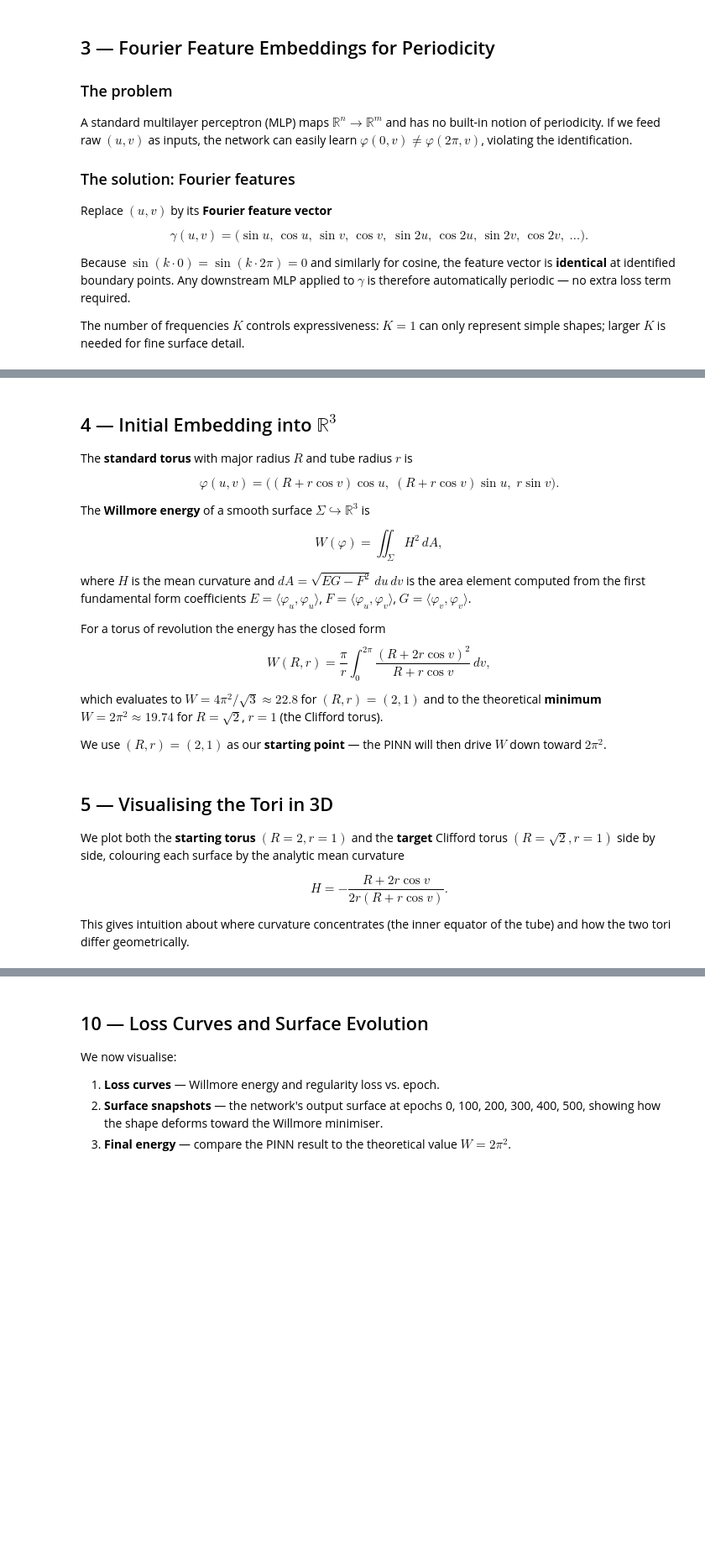
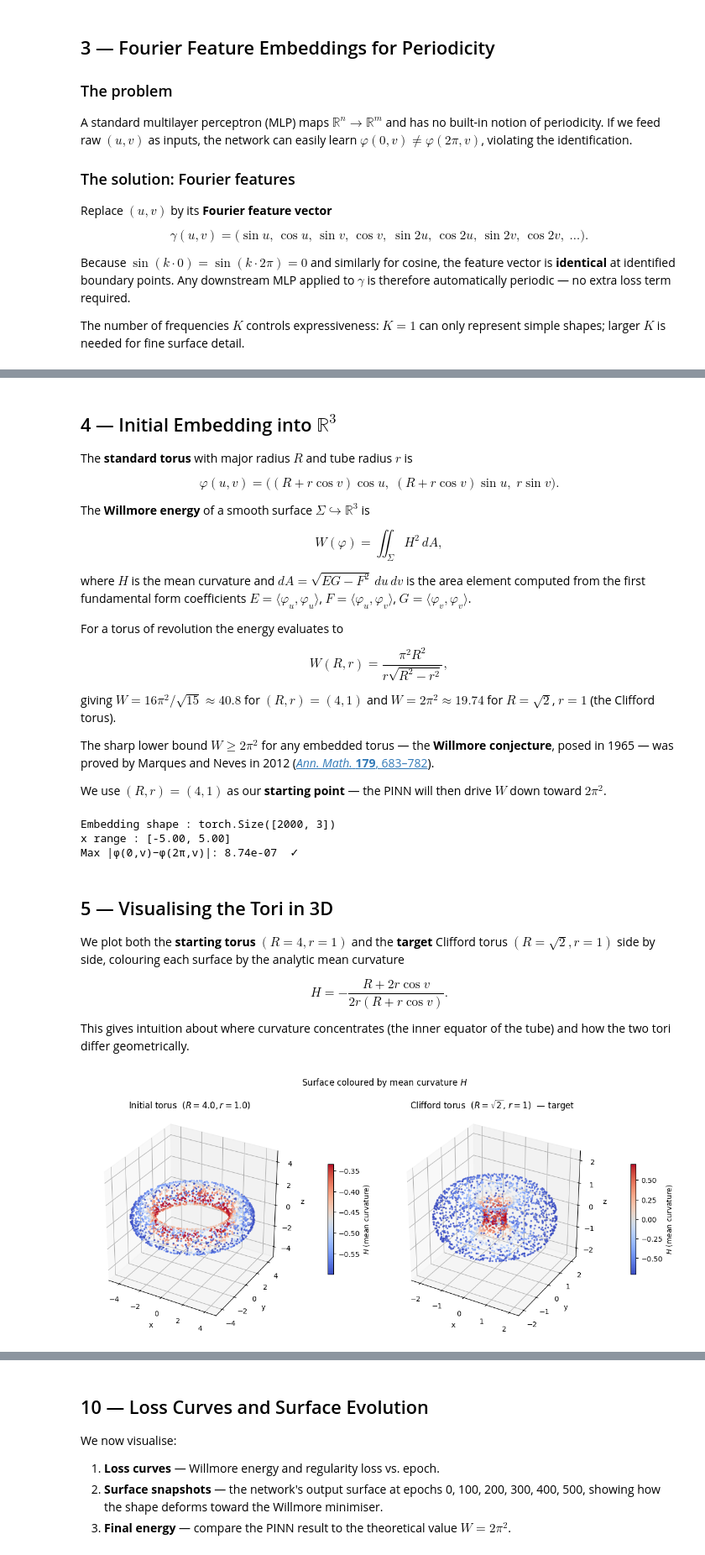
Before and after one commit to edhirst/XXIIEGD_AI_Meets_Geometry, a Jupyter notebook: lecture_2.ipynb, the cells around one changed output, grey strips where cells are left out. Shown at 84% size. Cells and saved outputs as stored; diff of their text form; code cells hidden in the pictures; blank space fills up the shorter version.

```diff
--- a/lecture_2.ipynb
+++ b/lecture_2.ipynb
@@ -213,17 +233,22 @@ $E = \langle\varphi_u,\varphi_u\rangle$,
 $F = \langle\varphi_u,\varphi_v\rangle$,
 $G = \langle\varphi_v,\varphi_v\rangle$.
 
-For a torus of revolution the energy has the closed form
-$$W(R, r) = \frac{\pi}{r}\int_0^{2\pi}\frac{(R + 2r\cos v)^2}{R + r\cos v}\,dv,$$
-which evaluates to $W = 4\pi^2/\!\sqrt{3} \approx 22.8$ for $(R,r)=(2,1)$ and to
-the theoretical **minimum** $W = 2\pi^2 \approx 19.74$ for $R = \sqrt{2}$, $r = 1$
-(the Clifford torus).
+For a torus of revolution the energy evaluates to
 
-We use $(R, r) = (2, 1)$ as our **starting point** — the PINN will then drive $W$
+$$W(R, r) = \frac{\pi^2 R^2}{r\sqrt{R^2 - r^2}},$$
+
+giving $W = 16\pi^2/\!\sqrt{15} \approx 40.8$ for $(R,r)=(4,1)$ and
+$W = 2\pi^2 \approx 19.74$ for $R = \sqrt{2}$, $r = 1$ (the Clifford torus).
+
+The sharp lower bound $W \geq 2\pi^2$ for any embedded torus — the **Willmore conjecture**,
+posed in 1965 — was proved by Marques and Neves in 2012
+([*Ann. Math.* **179**, 683–782](https://arxiv.org/abs/1202.6036)).
+
+We use $(R, r) = (4, 1)$ as our **starting point** — the PINN will then drive $W$
 down toward $2\pi^2$.
 # %%
 # ── Analytic torus embedding ──────────────────────────────────────────────────
-R_INIT, r_INIT = 2.0, 1.0   # starting torus (W ≈ 22.8)
+R_INIT, r_INIT = 4.0, 1.0   # starting torus (W = 16π²/√15 ≈ 40.8)
 R_CLIFF        = np.sqrt(2)  # Clifford torus (W = 2π²)
 
 def torus_embed(uv: torch.Tensor, R: float = R_INIT, r: float = r_INIT) -> torch.Tensor:
@@ -242,9 +267,8 @@ def torus_embed(uv: torch.Tensor, R: float = R_INIT, r: float = r_INIT) -> torch
     return torch.stack([x, y, z], dim=1)
 
 
-# Evaluate on a random sample
-uv_sample = sample_torus_domain(4096)
-xyz_init  = torus_embed(uv_sample)
+# Evaluate on the domain sample from Section 2
+xyz_init = torus_embed(uv)
 
 print("Embedding shape :", xyz_init.shape)
 print(f"x range : [{xyz_init[:,0].min():.2f}, {xyz_init[:,0].max():.2f}]")
@@ -256,10 +280,14 @@ uv_2pi = torch.stack([torch.full_like(v_test, TWO_PI), v_test], dim=1)
 max_gap = (torus_embed(uv_0) - torus_embed(uv_2pi)).abs().max().item()
 print(f"Max |φ(0,v)−φ(2π,v)|: {max_gap:.2e}  ✓" if max_gap < 1e-5
       else f"Periodicity gap: {max_gap:.2e}")
+# %% [output]
+Embedding shape : torch.Size([2000, 3])
+x range : [-5.00, 5.00]
+Max |φ(0,v)−φ(2π,v)|: 8.74e-07  ✓
 # %% [markdown]
 ## 5 — Visualising the Tori in 3D
 
-We plot both the **starting torus** $(R=2, r=1)$ and the **target** Clifford torus
+We plot both the **starting torus** $(R=4, r=1)$ and the **target** Clifford torus
 $(R=\sqrt{2}, r=1)$ side by side, colouring each surface by the analytic mean
 curvature
 
@@ -268,40 +296,47 @@ $$H = -\frac{R + 2r\cos v}{2r(R + r\cos v)}.$$
 This gives intuition about where curvature concentrates (the inner equator of the
 tube) and how the two tori differ geometrically.
 # %%
-def analytic_mean_curvature(U: np.ndarray, V: np.ndarray,
-                            R: float, r: float) -> np.ndarray:
+def analytic_mean_curvature(V: np.ndarray, R: float, r: float) -> np.ndarray:
     """H = -(R + 2r cosv) / (2r(R + r cosv))  for a torus of revolution."""
     return -(R + 2 * r * np.cos(V)) / (2 * r * (R + r * np.cos(V)))
 
 
-def plot_torus_3d(ax, R: float, r: float, title: str, n: int = 60) -> None:
-    u = np.linspace(0, TWO_PI, n)
-    v = np.linspace(0, TWO_PI, n)
-    U, V = np.meshgrid(u, v)
-    X = (R + r * np.cos(V)) * np.cos(U)
-    Y = (R + r * np.cos(V)) * np.sin(U)
-    Z = r * np.sin(V)
-    H = analytic_mean_curvature(U, V, R, r)
+def plot_torus_3d(ax, R: float, r: float, title: str) -> None:
+    """Scatter-plot the torus (R, r) using the domain sample `uv` from Section 2."""
+    V_np = uv[:, 1].numpy()
+    with torch.no_grad():
+        xyz = torus_embed(uv, R=R, r=r).numpy()
+    X, Y, Z = xyz[:, 0], xyz[:, 1], xyz[:, 2]
 
-    surf = ax.plot_surface(X, Y, Z, facecolors=plt.cm.coolwarm(
-        (H - H.min()) / (H.max() - H.min())), alpha=0.90,
-        linewidth=0, antialiased=True)
+    H      = analytic_mean_curvature(V_np, R, r)
+    H_norm = (H - H.min()) / (H.max() - H.min() + 1e-10)
+
+    ax.scatter(X, Y, Z, c=H_norm, cmap="coolwarm", s=3, alpha=0.7)
     ax.set_title(title, pad=10)
     ax.set_xlabel("x"); ax.set_ylabel("y"); ax.set_zlabel("z")
-    ax.set_box_aspect([1, 1, 0.5])
-    # Add a proxy scalar bar
+
+    # Equal axis scales — prevent the torus being visually squished
+    half = max(X.max() - X.min(), Y.max() - Y.min(), Z.max() - Z.min()) / 2
+    cx, cy, cz = (X.max()+X.min())/2, (Y.max()+Y.min())/2, (Z.max()+Z.min())/2
+    ax.set_xlim(cx - half, cx + half)
+    ax.set_ylim(cy - half, cy + half)
+    ax.set_zlim(cz - half, cz + half)
+    ax.set_box_aspect([1, 1, 1])
+
     sm = plt.cm.ScalarMappable(cmap="coolwarm",
                                 norm=plt.Normalize(H.min(), H.max()))
     plt.colorbar(sm, ax=ax, shrink=0.5, pad=0.12, label="$H$ (mean curvature)")
 
 
-fig = plt.figure(figsize=(14, 5))
+fig = plt.figure(figsize=(12, 5))
 ax1 = fig.add_subplot(121, projection="3d")
 ax2 = fig.add_subplot(122, projection="3d")
 
 plot_torus_3d(ax1, R=R_INIT,  r=r_INIT, title=f"Initial torus  $(R={R_INIT}, r={r_INIT})$")
 plot_torus_3d(ax2, R=R_CLIFF, r=r_INIT, title=f"Clifford torus  $(R=\\sqrt{{2}},\\, r=1)$  — target")
 
 plt.suptitle("Surface coloured by mean curvature $H$", y=1.02, fontsize=12)
 plt.tight_layout()
 plt.show()
+# %% [output]
+[figure, added]
```
Also changed, not shown: parts of 27 cells of this notebook, 2 other files.
